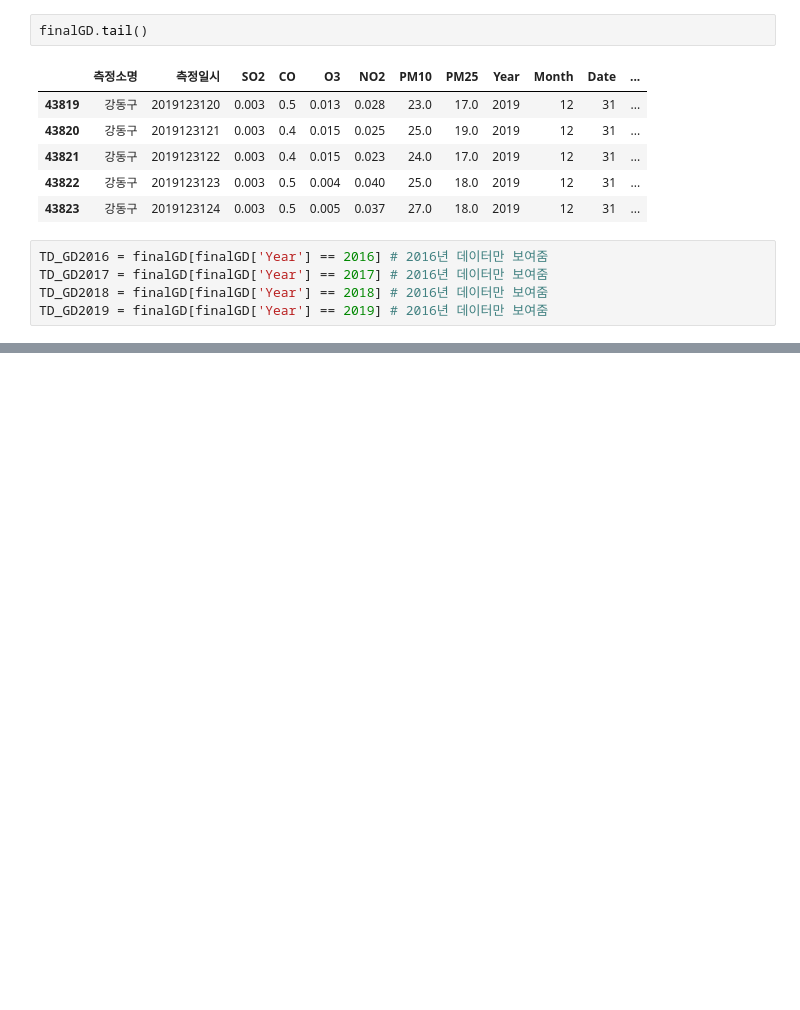
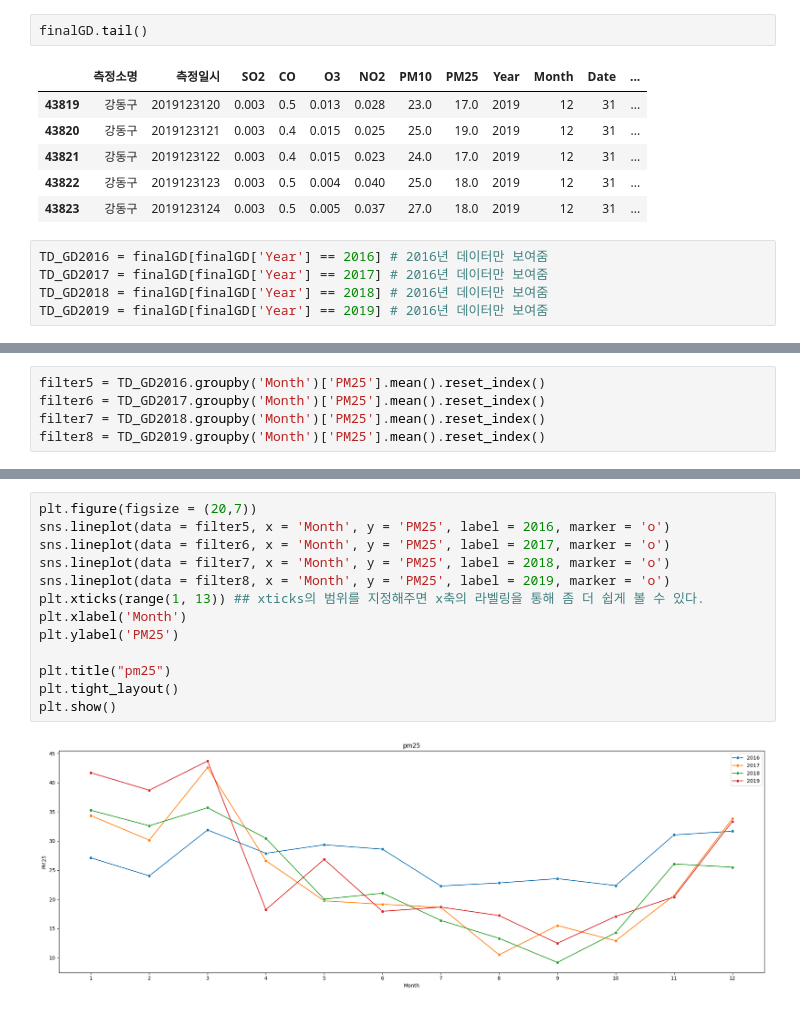
Before and after one commit to yongjuncho123/dust, a Jupyter notebook: Dust_Job02_EDA_ipynb.ipynb, the cells around one changed output, grey strips where cells are left out. Drawn from its saved outputs; the diff is of its cells as text; blank space fills up the shorter version.

```diff
--- a/Dust_Job02_EDA_ipynb.ipynb
+++ b/Dust_Job02_EDA_ipynb.ipynb
@@ -89,0 +87,5 @@ plt.show()
+# %%
+filter5 = TD_GD2016.groupby('Month')['PM25'].mean().reset_index()
+filter6 = TD_GD2017.groupby('Month')['PM25'].mean().reset_index()
+filter7 = TD_GD2018.groupby('Month')['PM25'].mean().reset_index()
+filter8 = TD_GD2019.groupby('Month')['PM25'].mean().reset_index()
@@ -89,0 +184,15 @@ plt.show()
+# %%
+plt.figure(figsize = (20,7))
+sns.lineplot(data = filter5, x = 'Month', y = 'PM25', label = 2016, marker = 'o')
+sns.lineplot(data = filter6, x = 'Month', y = 'PM25', label = 2017, marker = 'o')
+sns.lineplot(data = filter7, x = 'Month', y = 'PM25', label = 2018, marker = 'o')
+sns.lineplot(data = filter8, x = 'Month', y = 'PM25', label = 2019, marker = 'o')
+plt.xticks(range(1, 13)) ## xticks의 범위를 지정해주면 x축의 라벨링을 통해 좀 더 쉽게 볼 수 있다.
+plt.xlabel('Month')
+plt.ylabel('PM25')
+
+plt.title("pm25")
+plt.tight_layout()
+plt.show()
+# %% [output]
+[figure, added]
```
Also changed, not shown: parts of 10 cells of this notebook.
